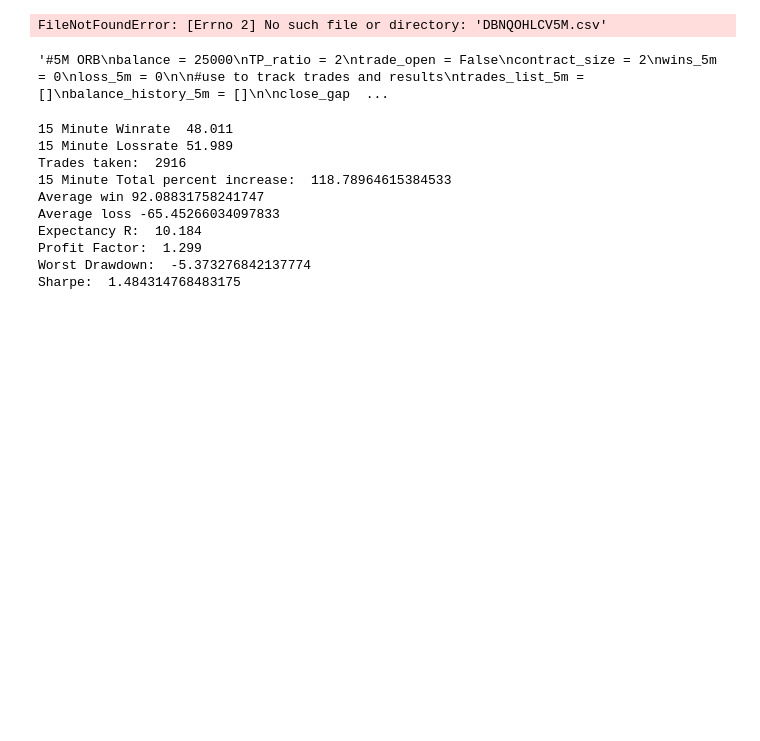
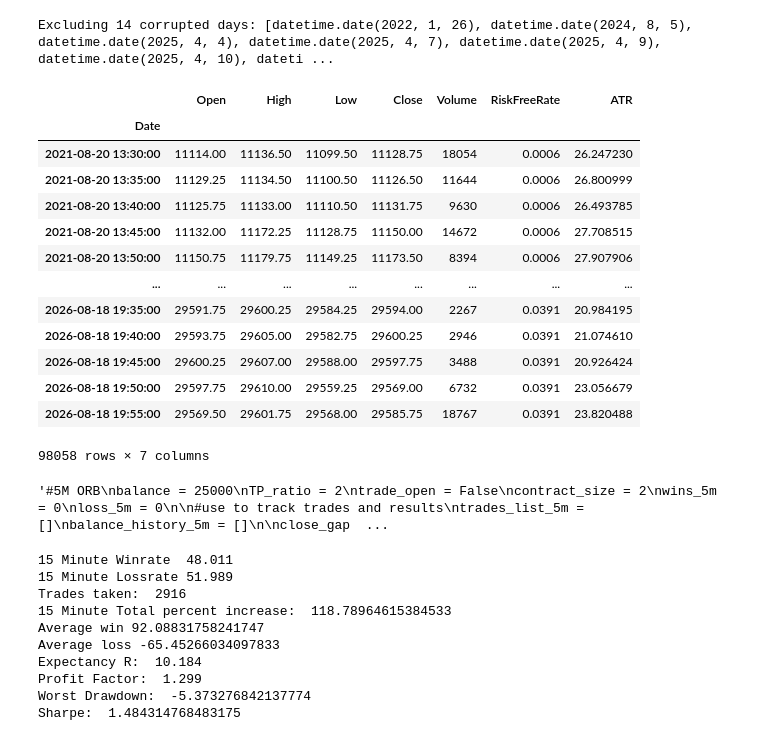
Before and after one commit to teddieworld/algotrading, a Jupyter notebook: backtestprogram/BT_ORB.ipynb, the cells around one changed output. Saved outputs shown, nothing was run; the diff lists cells and outputs as text; code cells hidden in the pictures; blank space fills up the shorter version.

```diff
--- a/backtestprogram/BT_ORB.ipynb
+++ b/backtestprogram/BT_ORB.ipynb
@@ -8,7 +8,7 @@ from matplotlib import pyplot as plt
 import mplfinance as mpf
 
 #import data
-rawData = pd.read_csv("DBNQOHLCV5M.csv")
+rawData = pd.read_csv(r"C:\Users\teddi\OneDrive\Pictures\vscode\algotrading\algotrading\data\DBNQOHLCV5M.csv")
 rawData["Date"] = pd.to_datetime(rawData["Date"]).dt.tz_localize(None)
 
 #format data to be from 2016-2026 and only between 9:30 and 11:30
@@ -26,34 +26,48 @@ NQ = NQ.rename(columns={
     "close" : "Close"
 })
 #Changes the index of the Dataframe to the "Date" value
 NQ = NQ.set_index("Date")
 
 #Drop corrupt data
 # 1. flag anomalous bars using a GLOBAL median/MAD baseline
 rng = NQ.High - NQ.Low
 global_med = rng.median()
 global_mad = (rng - global_med).abs().median()
 bad_bar = rng > (global_med + 15 * global_mad)
 
 # 2. find days where too many bars are flagged
 daily_bad_pct = bad_bar.groupby(NQ.index.date).mean() * 100
 bad_days = daily_bad_pct[daily_bad_pct > 5].index  # threshold: >5% of bars on that day
 
 print(f"Excluding {len(bad_days)} corrupted days: {list(bad_days)}")
 
 # 3. drop those calendar days entirely
 NQ= NQ[~pd.Series(NQ.index.date, index=NQ.index).isin(bad_days)]
 
 NQ["ATR"] = NQ.ta.atr(length=14)
 
 #drop the first day after calculating ATR to prevent nonexistent values
 first_day = NQ.index.normalize().min()
 NQ = NQ[NQ.index.normalize() != first_day]
 
 
 NQ
 # %% [output]
-FileNotFoundError: [Errno 2] No such file or directory: 'DBNQOHLCV5M.csv'
+Excluding 14 corrupted days: [datetime.date(2022, 1, 26), datetime.date(2024, 8, 5), datetime.date(2025, 4, 4), datetime.date(2025, 4, 7), datetime.date(2025, 4, 9), datetime.date(2025, 4, 10), dateti ...
+|  | Open | High | Low | Close | Volume | RiskFreeRate | ATR |
+| Date |  |  |  |  |  |  |  |
+| 2021-08-20 13:30:00 | 11114.00 | 11136.50 | 11099.50 | 11128.75 | 18054 | 0.0006 | 26.247230 |
+| 2021-08-20 13:35:00 | 11129.25 | 11134.50 | 11100.50 | 11126.50 | 11644 | 0.0006 | 26.800999 |
+| 2021-08-20 13:40:00 | 11125.75 | 11133.00 | 11110.50 | 11131.75 | 9630 | 0.0006 | 26.493785 |
+| 2021-08-20 13:45:00 | 11132.00 | 11172.25 | 11128.75 | 11150.00 | 14672 | 0.0006 | 27.708515 |
+| 2021-08-20 13:50:00 | 11150.75 | 11179.75 | 11149.25 | 11173.50 | 8394 | 0.0006 | 27.907906 |
+| ... | ... | ... | ... | ... | ... | ... | ... |
+| 2026-08-18 19:35:00 | 29591.75 | 29600.25 | 29584.25 | 29594.00 | 2267 | 0.0391 | 20.984195 |
+| 2026-08-18 19:40:00 | 29593.75 | 29605.00 | 29582.75 | 29600.25 | 2946 | 0.0391 | 21.074610 |
+| 2026-08-18 19:45:00 | 29600.25 | 29607.00 | 29588.00 | 29597.75 | 3488 | 0.0391 | 20.926424 |
+| 2026-08-18 19:50:00 | 29597.75 | 29610.00 | 29559.25 | 29569.00 | 6732 | 0.0391 | 23.056679 |
+| 2026-08-18 19:55:00 | 29569.50 | 29601.75 | 29568.00 | 29585.75 | 18767 | 0.0391 | 23.820488 |
+98058 rows × 7 columns
 # %%
 """#5M ORB
 balance = 25000
```
Also changed, not shown: parts of 1 cell of this notebook, 1 other file.
